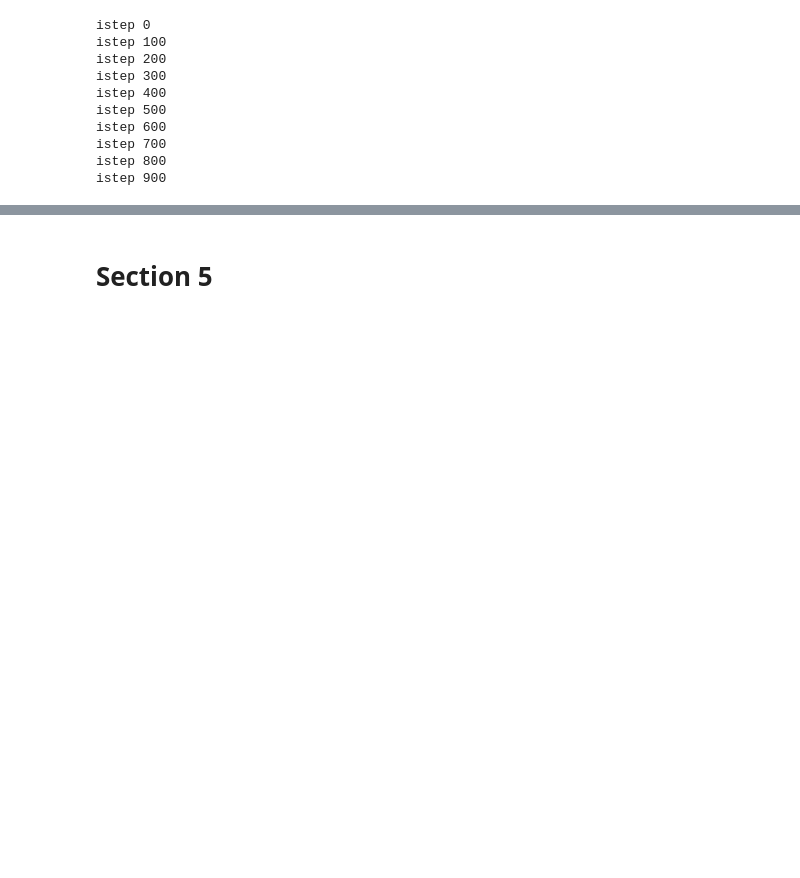
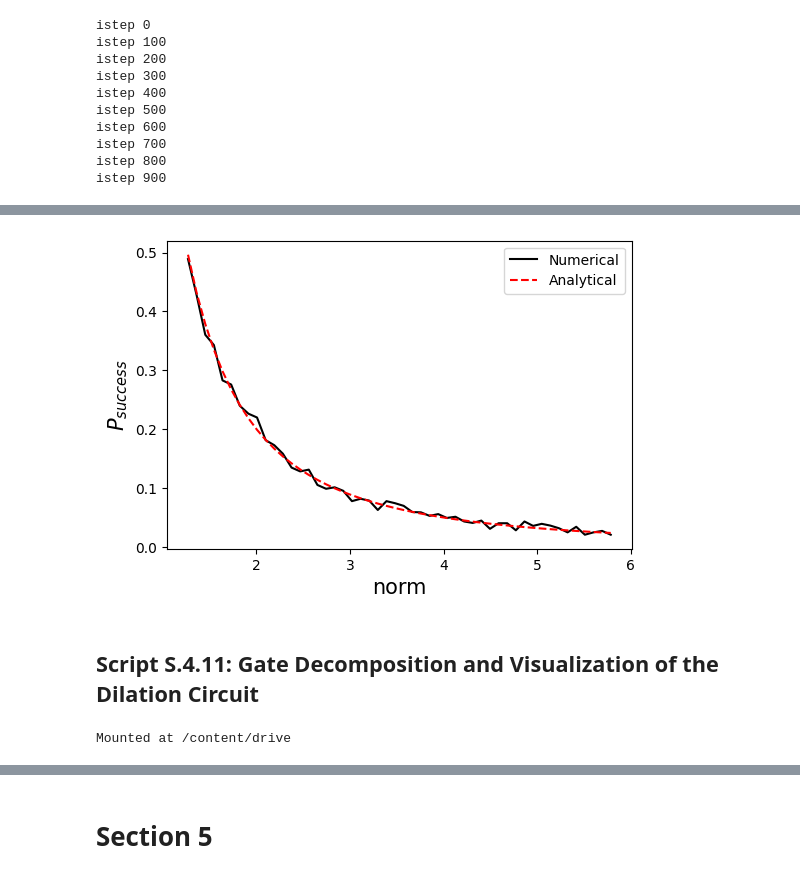
Before and after one commit to batistagroup/qflux, a Jupyter notebook: demos/manuscript/SI_IV.ipynb, the cells around one changed output, grey strips where cells are left out. Cells and saved outputs as stored; diff of their text form; code cells hidden in the pictures; blank space fills up the shorter version.

```diff
--- a/demos/manuscript/SI_IV.ipynb
+++ b/demos/manuscript/SI_IV.ipynb
@@ -477,0 +595,17 @@ istep 900
+# %%
+plt.figure(figsize=(6,4))
+plt.plot(normlist_real,success_prob_list,'k-',label=r"Numerical")
+plt.plot(normlist_real,p_success_theory,'r--',label=r"Analytical")
+plt.xlabel('norm',fontsize=15)
+plt.ylabel('$P_{success}$',fontsize=15)
+plt.legend(loc = 'upper right')
+plt.show()
+# %% [output]
+[figure, added]
+# %% [markdown]
+## Script S.4.11: Gate Decomposition and Visualization of the Dilation Circuit <a name="ScriptSpt4pt11"></a>
+# %%
+from google.colab import drive
+drive.mount('/content/drive')
+# %% [output]
+Mounted at /content/drive
```
Also changed, not shown: parts of 35 cells of this notebook.
